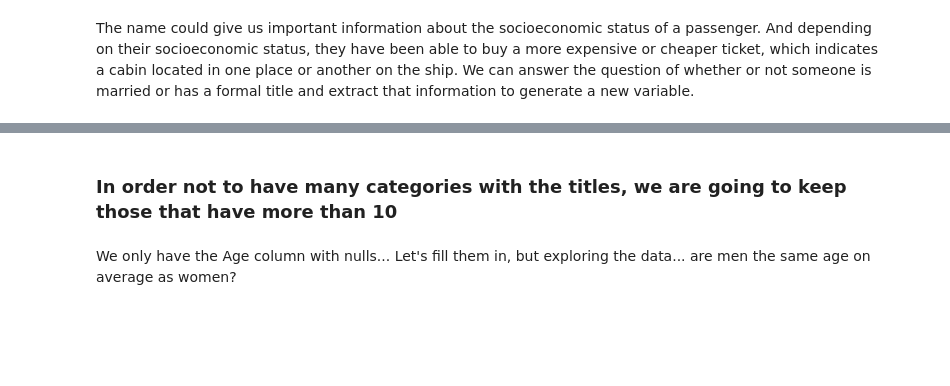
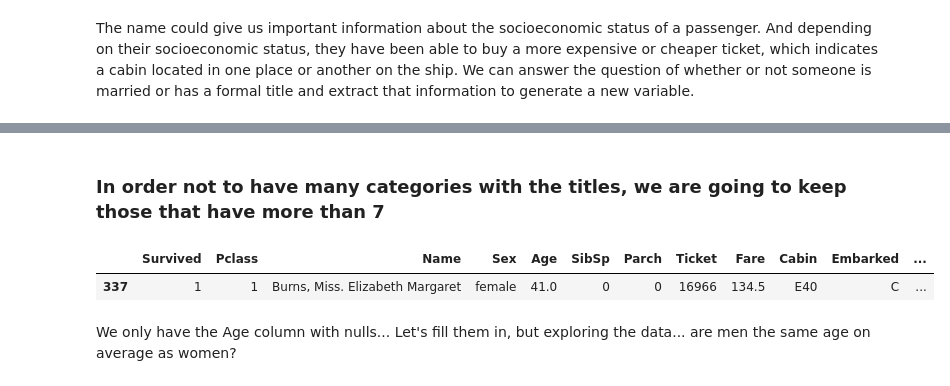
Before and after one commit to VeniceHartwell/lectures, a Jupyter notebook: week-7/03-Feature_engineering.ipynb, the cells around one changed output, grey strips where cells are left out. Cells and saved outputs as stored; diff of their text form; code cells hidden in the pictures; blank space fills up the shorter version.

```diff
--- a/week-7/03-Feature_engineering.ipynb
+++ b/week-7/03-Feature_engineering.ipynb
@@ -60,5 +230,14 @@ The name could give us important information about the socioeconomic status of a
 # %% [markdown]
-### In order not to have many categories with the titles, we are going to keep those that have more than 10
+### In order not to have many categories with the titles, we are going to keep those that have more than 7
+# %%
+less_than_7 = (data.Title.value_counts() < 7)
+# %%
+data["Title"] = data["Title"].apply(lambda x: "Misc" if less_than_7.loc[x] == True else x)
+# %%
+data.sample()
+# %% [output]
+|  | Survived | Pclass | Name | Sex | Age | SibSp | Parch | Ticket | Fare | Cabin | Embarked | ... |
+| 337 | 1 | 1 | Burns, Miss. Elizabeth Margaret | female | 41.0 | 0 | 0 | 16966 | 134.5 | E40 | C | ... |
 # %% [markdown]
 We only have the Age column with nulls... Let's fill them in, but exploring the data... are men the same age on average as women?
 # %% [markdown]
```
Also changed, not shown: parts of 35 cells of this notebook.
